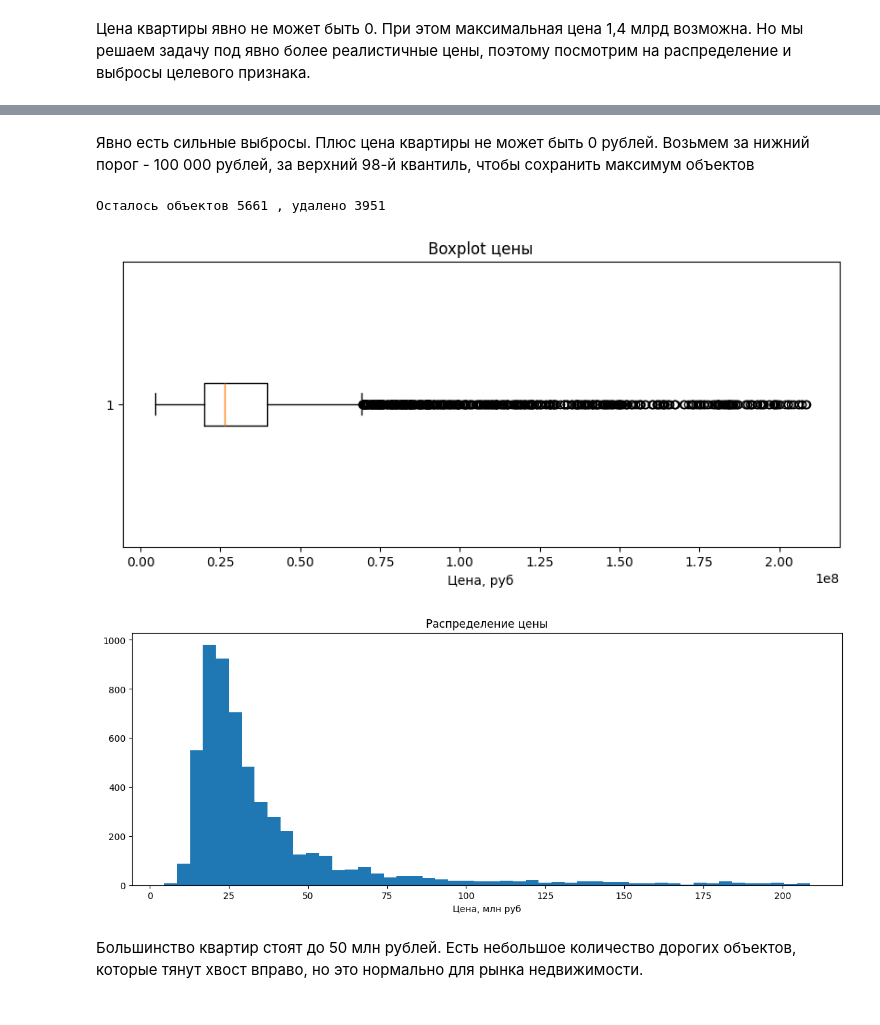
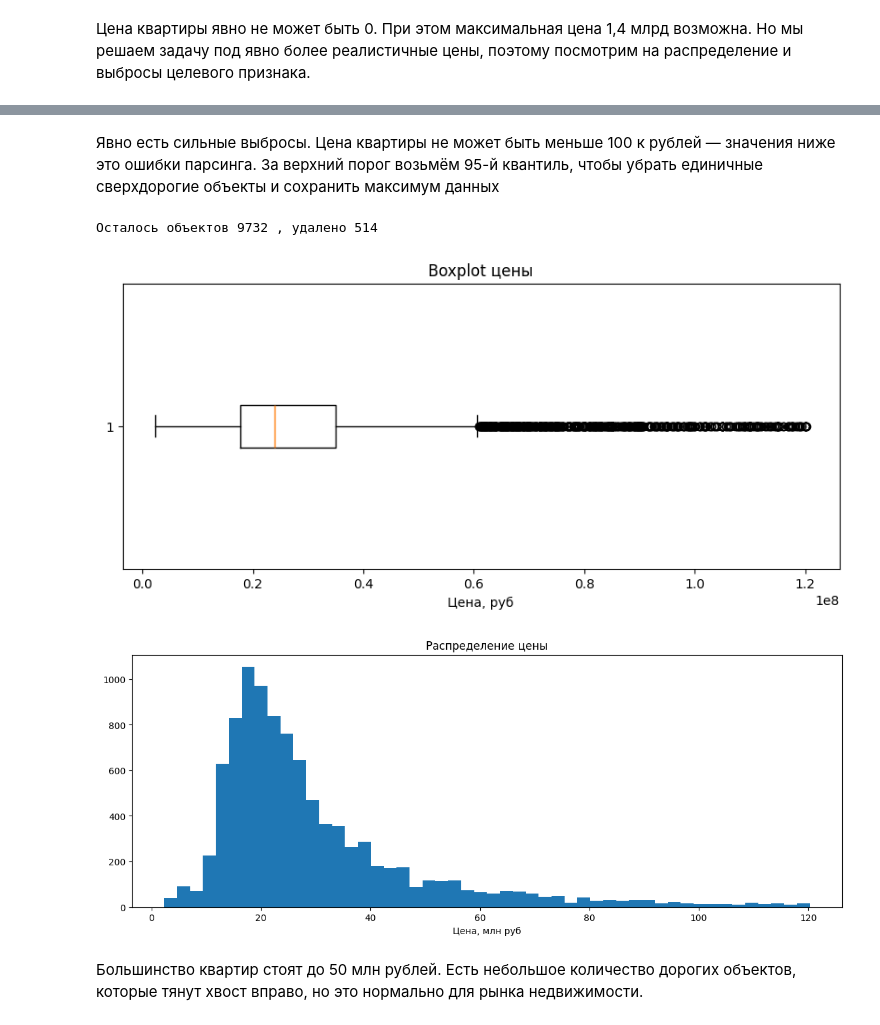
Before and after one commit to QuickSilver-1/GP2-Scraping, a Jupyter notebook: notebook/Новый__ГП2_34team_ipynb_.ipynb, the cells around one changed output, grey strips where cells are left out. Saved outputs shown, nothing was run; the diff lists cells and outputs as text; code cells hidden in the pictures.

```diff
--- a/notebook/Новый__ГП2_34team_ipynb_.ipynb
+++ b/notebook/Новый__ГП2_34team_ipynb_.ipynb
@@ -774,6 +708,8 @@ Index(['Площадь', 'Жилая', 'Кухня', 'Класс жилья', '
 Кроме того, после очистки данных у нас остались данные о 9612 объектах недвижимости.
 # %% [markdown]
 Посмотрим теперь, а как распределены у нас цены на квартиры в общем. В целом ожидаем увидеть пологий спуск справа, так как большинство квартир в среднем ценовом диапазоне, но должен быть длинный хвост из премиальных объектов.
+# %%
+df = pd.read_csv('data_clean6.csv', sep = ";")
 # %%
 import pandas as pd
 import numpy as np
@@ -805,20 +741,20 @@ plt.show()
 # %% [markdown]
-Явно есть сильные выбросы. Плюс цена квартиры не может быть 0 рублей. Возьмем за нижний порог - 100 000 рублей, за верхний 98-й квантиль, чтобы сохранить максимум объектов
+Явно есть сильные выбросы. Цена квартиры не может быть меньше 100 к рублей — значения ниже это ошибки парсинга. За верхний порог возьмём 95-й квантиль, чтобы убрать единичные сверхдорогие объекты и сохранить максимум данных
 # %%
-lower = 100_000
-upper = df['Цена'].quantile(0.98)
+lower = 100000
+upper = df['Цена'].quantile(0.95)
 n = len(df)
-df_clean = df[(df['Цена'] >= lower) & (df['Цена'] <= upper)]
+df_clean = df[(df['Цена'] >= 100000) & (df['Цена'] <= upper)]
 print('Осталось объектов', len(df_clean), ', удалено', n-len(df_clean))
 
 plt.figure(figsize=(10, 4))
 plt.boxplot(df_clean['Цена'].dropna(), vert=False)
 plt.xlabel('Цена, руб')
 plt.title('Boxplot цены')
 plt.show()
 # %% [output]
-Осталось объектов 5661 , удалено 3951
+Осталось объектов 9732 , удалено 514
-[figure, old version]
+[figure, new version]
 # %%
 plt.figure(figsize=(14, 5))
 plt.hist(df_clean['Цена']/10**6, bins=50)
@@ -826,7 +762,7 @@ plt.title('Распределение цены')
 plt.xlabel('Цена, млн руб')
 plt.show()
 # %% [output]
-[figure, old version]
+[figure, new version]
 # %% [markdown]
 Большинство квартир стоят до 50 млн рублей. Есть небольшое количество дорогих объектов, которые тянут хвост вправо, но это нормально для рынка недвижимости.
 # %% [markdown]
```
Also changed, not shown: parts of 144 cells of this notebook.
